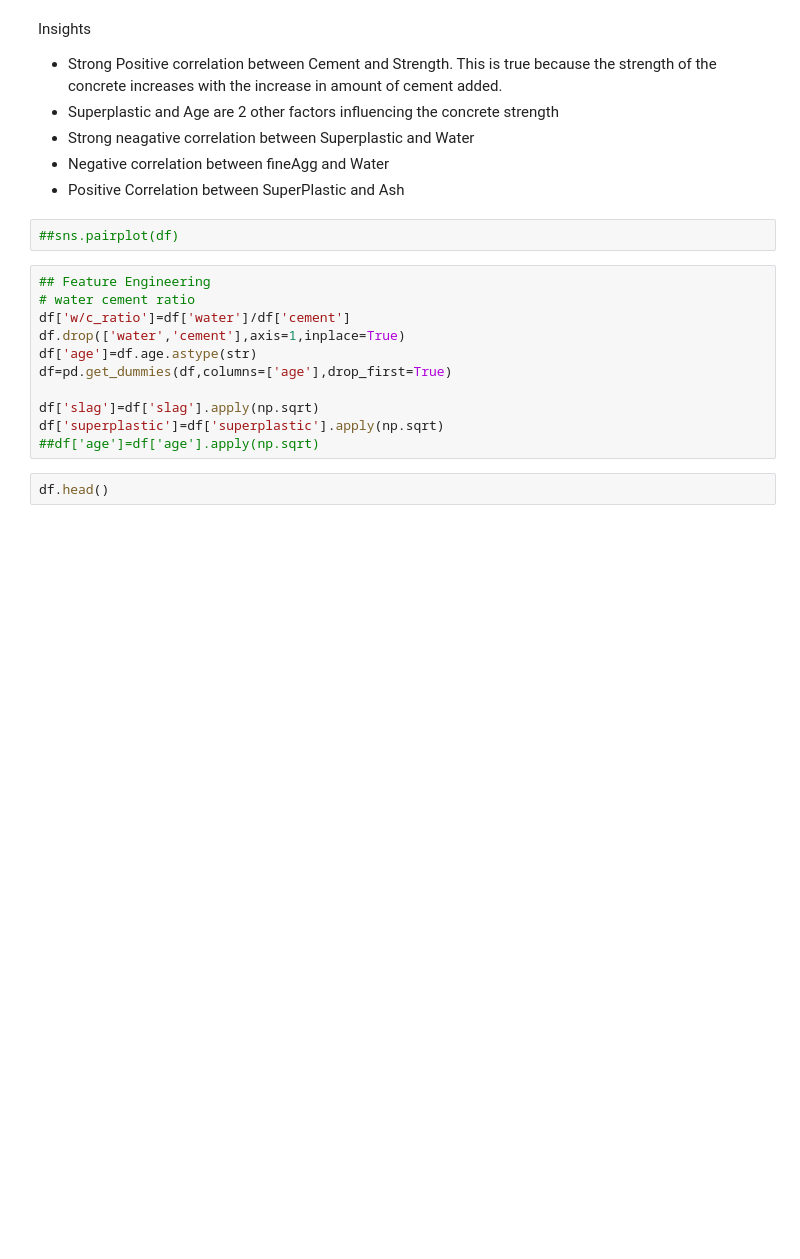
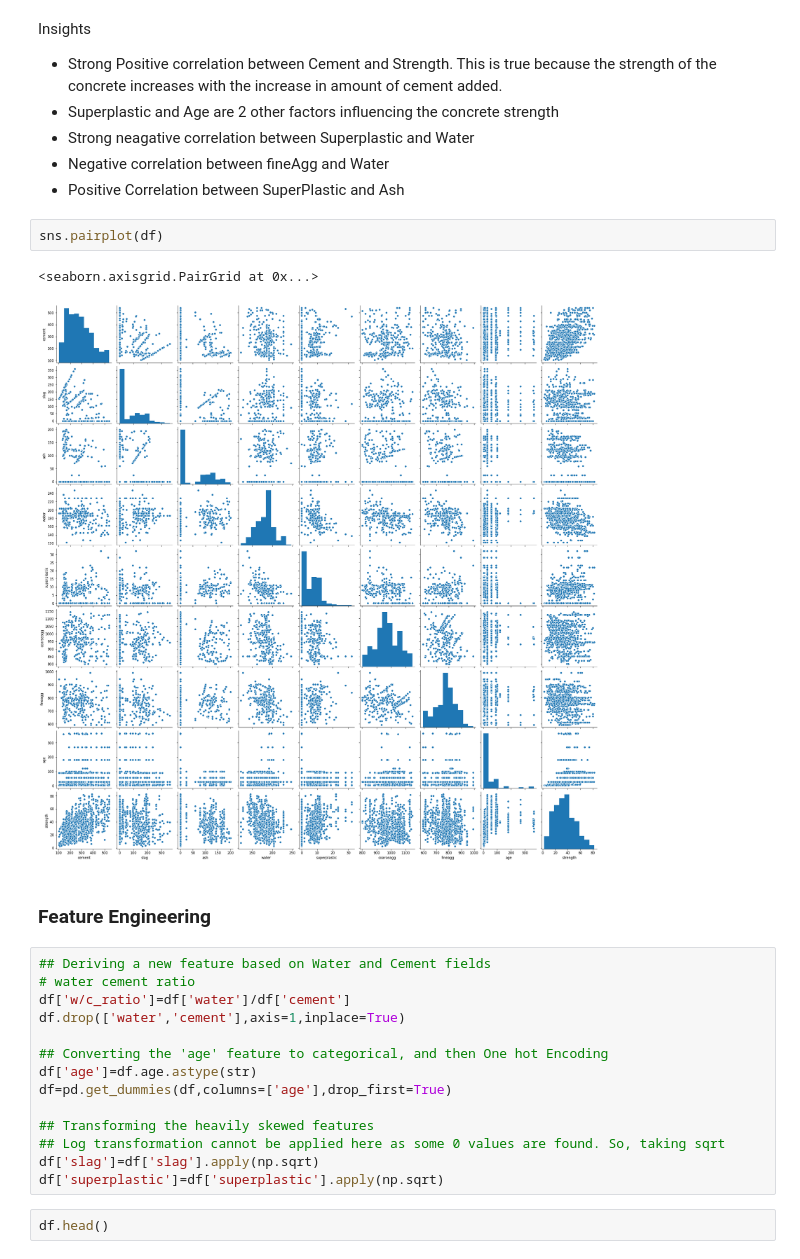
Before and after one commit to bharnats/Concrete-Strength-Prediction, a Jupyter notebook: ConcreteStrength_Regression.ipynb, the cells around one changed output. Cells and saved outputs as stored; diff of their text form; blank space fills up the shorter version.

```diff
--- a/ConcreteStrength_Regression.ipynb
+++ b/ConcreteStrength_Regression.ipynb
@@ -133,18 +152,26 @@ Insights
 * Negative correlation between fineAgg and Water
 * Positive Correlation between SuperPlastic and Ash
 # %%
-##sns.pairplot(df)
+sns.pairplot(df)
+# %% [output]
+<seaborn.axisgrid.PairGrid at 0x...>
+[figure, added]
+# %% [markdown]
+### Feature Engineering
 # %%
-## Feature Engineering
+## Deriving a new feature based on Water and Cement fields
 # water cement ratio
 df['w/c_ratio']=df['water']/df['cement']
 df.drop(['water','cement'],axis=1,inplace=True)
+
+## Converting the 'age' feature to categorical, and then One hot Encoding
 df['age']=df.age.astype(str)
 df=pd.get_dummies(df,columns=['age'],drop_first=True)
 
+## Transforming the heavily skewed features
+## Log transformation cannot be applied here as some 0 values are found. So, taking sqrt
 df['slag']=df['slag'].apply(np.sqrt)
 df['superplastic']=df['superplastic'].apply(np.sqrt)
-##df['age']=df['age'].apply(np.sqrt)
 # %%
 df.head()
 # %% [output]
```
Also changed, not shown: parts of 59 cells of this notebook.
